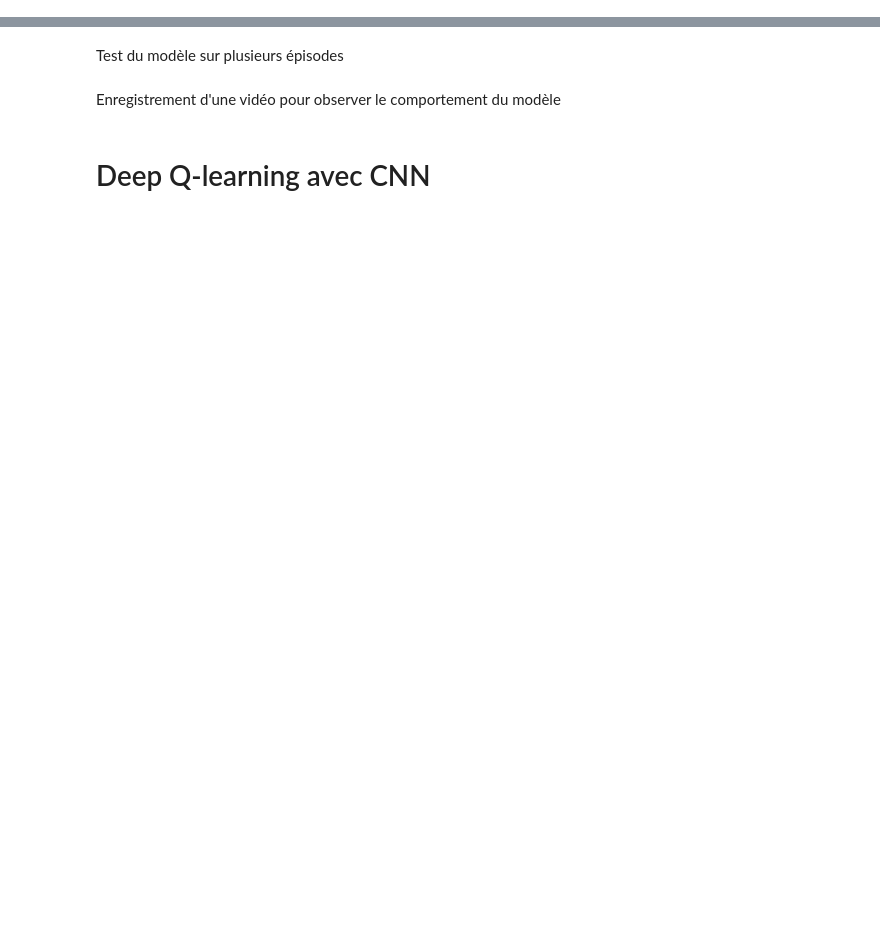
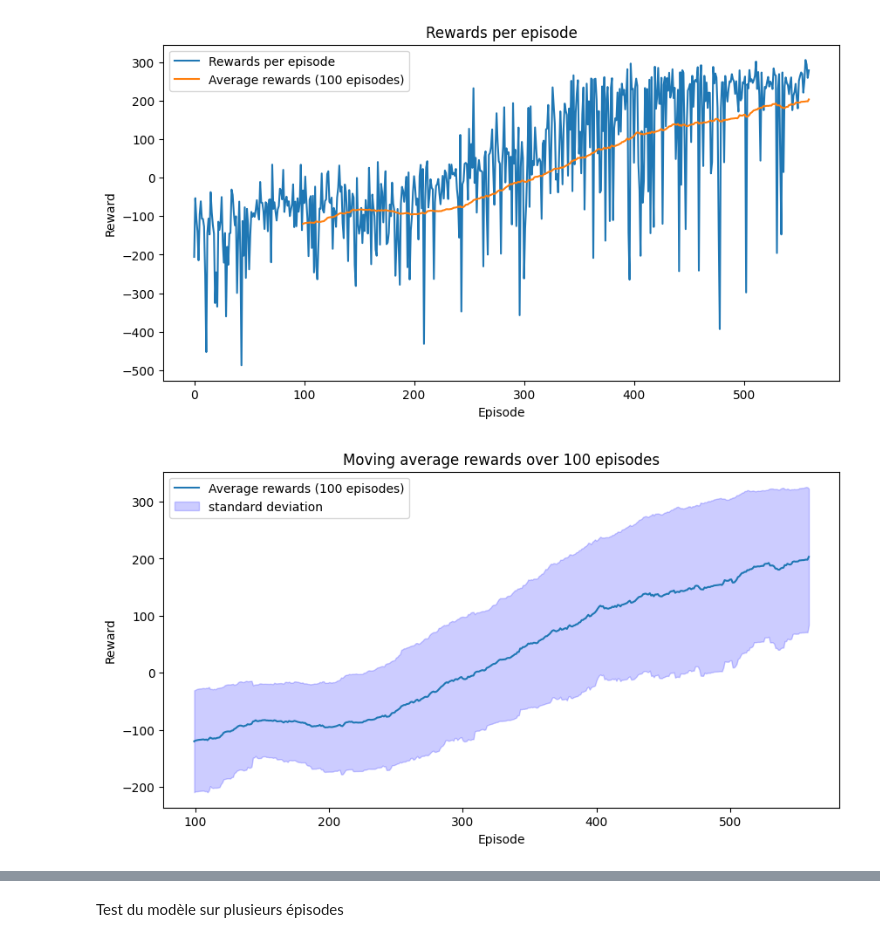
Before and after one commit to WertzSamuel/AML_projet, a Jupyter notebook: AML_projet.ipynb, the cells around one changed output, grey strips where cells are left out. Saved outputs shown, nothing was run; the diff lists cells and outputs as text; code cells hidden in the pictures; blank space fills up the shorter version.

Commit message:
Clean code + structure with DQN agent + PrioritizedReplay + Soft update + Plots + tests on Lunar Lander (MLP & CNN) and Frozen Lake (CNN)

```diff
--- a/AML_projet.ipynb
+++ b/AML_projet.ipynb
@@ -245,0 +168,19 @@ plt.show()
+# %%
+transform = transforms.Compose([
+    transforms.ToPILImage(),
+    transforms.Resize((84, 84)),
+    transforms.ToTensor(),
+    transforms.Grayscale(num_output_channels=1)
+])
+
+
+def stack_frames(frame, agent, is_new_episode):
+    preprocessed_frame = transform(frame).squeeze()
+    if is_new_episode:
+        # Empile plusieurs fois la même frame si c'est la 1ère
+        for _ in range(STACK_SIZE):
+            agent.stacked_frames.append(preprocessed_frame)
+    else:
+        agent.stacked_frames.append(preprocessed_frame)
+
+    return np.stack(agent.stacked_frames, axis=0)
@@ -245,0 +474,15 @@ plt.show()
+# %%
+# Initialization
+device = torch.device("cuda" if torch.cuda.is_available() else "cpu")
+env = gym.make("LunarLander-v3", render_mode="rgb_array")
+fix_all_seeds(42, env)
+state_size = env.observation_space.shape[0]
+action_size = env.action_space.n
+agent = DQNAgent(state_size, action_size, MLPQNetwork, ReplayBuffer)
+
+# Training
+rewards,std_rewards, avg_rewards, q_values, losses = train_agent(env, agent)
+
+# Save model
+torch.save(agent.qnetwork_policy.state_dict(), 'Models/policy_mlp_lunar_w_soft.pt')
+torch.save(agent.qnetwork_target.state_dict(), 'Models/target_mlp_lunar_w_soft.pt')
@@ -245,0 +496,5 @@ plt.show()
+# %%
+plot_results(rewards,std_rewards, avg_rewards, q_values, losses, "Plots/MLP_Lunar_w_soft/")
+# %% [output]
+[figure, added]
+[figure, added]
@@ -278,2 +504,0 @@ print(episode_rewards)
-# %% [markdown]
-Enregistrement d'une vidéo pour observer le comportement du modèle
@@ -304,2 +504,0 @@ imageio.mimsave(video_filename, frames, fps=30)
-# %% [markdown]
-# Deep Q-learning avec CNN
```
Also changed, not shown: parts of 89 cells of this notebook, 37 other files.
